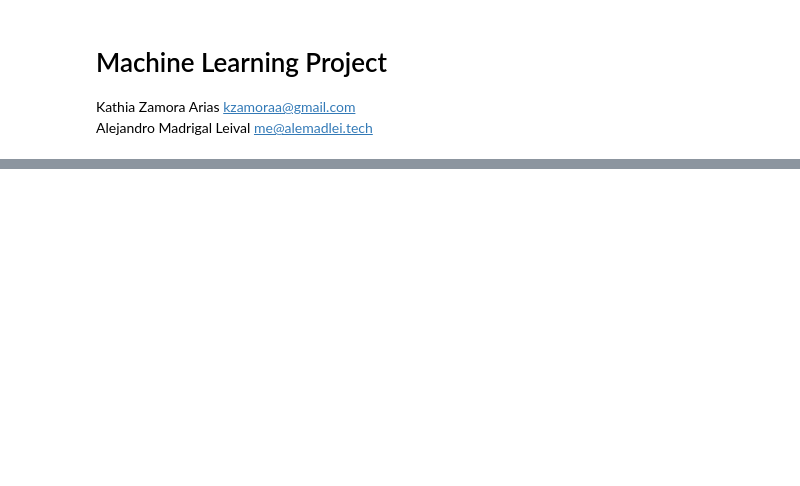
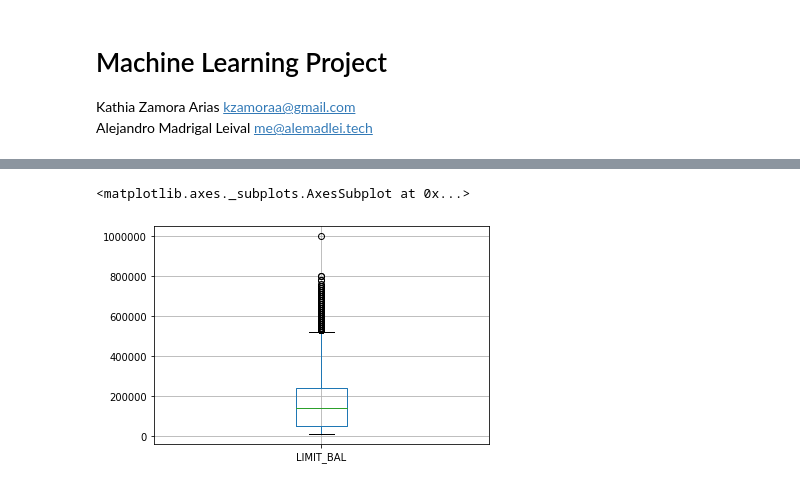
Before and after one commit to AleMadLei/machine-learning-project, a Jupyter notebook: Machine Learning Project.ipynb, the cells around one changed output, grey strips where cells are left out. Saved outputs shown, nothing was run; the diff lists cells and outputs as text; code cells hidden in the pictures; blank space fills up the shorter version.

Commit message:
Box plots.

```diff
--- a/Machine Learning Project.ipynb
+++ b/Machine Learning Project.ipynb
@@ -65,0 +74,6 @@ data.describe()
+# %%
+# However, plotting the data using boxplot we get the following.
+data[['LIMIT_BAL']].boxplot()
+# %% [output]
+<matplotlib.axes._subplots.AxesSubplot at 0x...>
+[figure, added]
```
Also changed, not shown: parts of 9 cells of this notebook.
